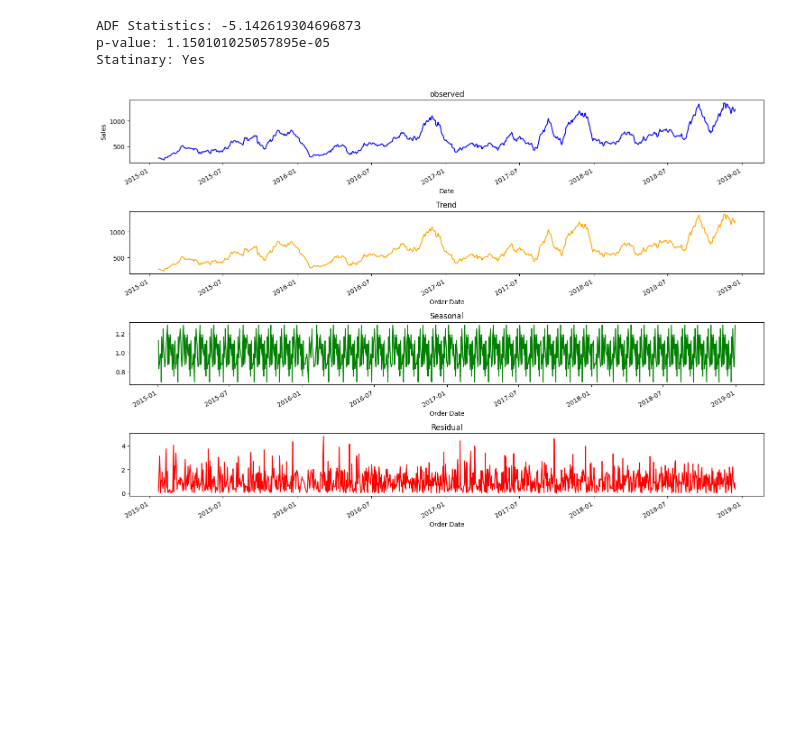
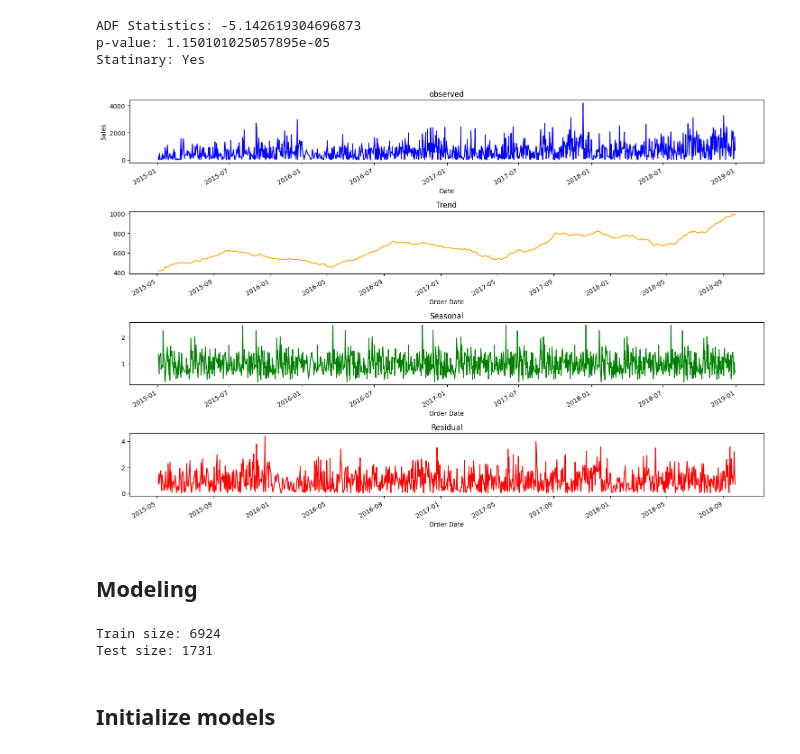
Before and after one commit to KiranGowda95-tech/Sales_Forecast, a Jupyter notebook: sales_forecast.ipynb, the cells around one changed output. Cells and saved outputs as stored; diff of their text form; code cells hidden in the pictures; blank space fills up the shorter version.

```diff
--- a/sales_forecast.ipynb
+++ b/sales_forecast.ipynb
@@ -309,26 +309,51 @@ p-value: 1.150101025057895e-05
 Statinary: Yes
 # %%
 # Decomposition
-decomposition=seasonal_decompose(daily_sales['Sales'],model='multiplicative',period=30)
+decomposition=seasonal_decompose(daily_sales['Sales'],model='multiplicative',period=180)
 
 # Decomposition Plot
 fig,axes=plt.subplots(4,1,figsize=(15,10))
 
-decomposition.trend.plot(ax=axes[0],color='blue')
+decomposition.observed.plot(ax=axes[0],color='blue')
 axes[0].set_title('observed')
 axes[0].set_xlabel('Date')
 axes[0].set_ylabel('Sales')
 
 decomposition.trend.plot(ax=axes[1],color='orange')
 axes[1].set_title('Trend')
 
 decomposition.seasonal.plot(ax=axes[2],color='green')
 axes[2].set_title('Seasonal')
 
 decomposition.resid.plot(ax=axes[3],color='red')
 axes[3].set_title('Residual')
 
 plt.tight_layout()
 plt.show()
 # %% [output]
-[figure, old version]
+[figure, new version]
+# %% [markdown]
+## Modeling
+# %%
+# Perpare feature and target
+
+encoded_cats=[f'{col}_Encoded' for col in CATEGORICAL_COLS]
+time_features=['Year','Month','Day','Delivery Duration','Quarter','WeekOfYear','IsWeekend','Month_Sin','Month_Cos','Day_Sin','Day_Cos']
+lag_features=[col for col in df_clean.columns if 'Lag']
+
+FEATURE_COLS=encoded_cats+time_features+lag_features
+TARGET_COL='Sales'
+
+X=df_clean[FEATURE_COLS]
+y=df_clean[TARGET_COL]
+#X_train,X_test,y_train,y_test=train_test_split(X,y,train_size=0.8,random_state=12
+
+split_idx=int(len(X)*0.8)
+X_train,X_test=X.iloc[:split_idx],X.iloc[split_idx:]
+y_train,y_test=y.iloc[:split_idx],y.iloc[split_idx:]
+
+print(f"Train size: {len(X_train)}")
+print(f"Test size: {len(X_test)}")
+# %% [output]
+Train size: 6924
+Test size: 1731
@@ -334,0 +371,2 @@ plt.show()
+# %% [markdown]
+## Initialize models
```
Also changed, not shown: parts of 3 cells of this notebook.
